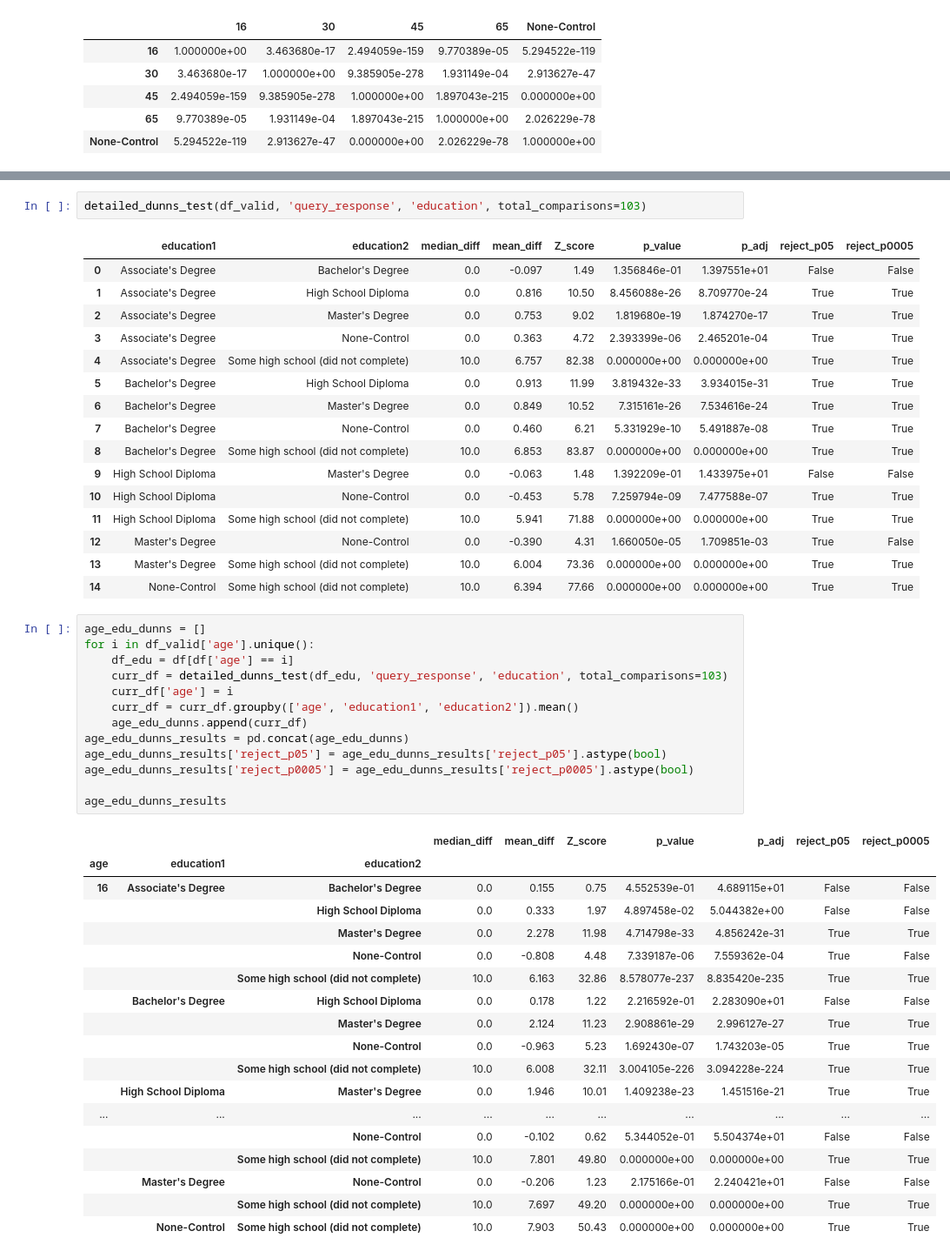
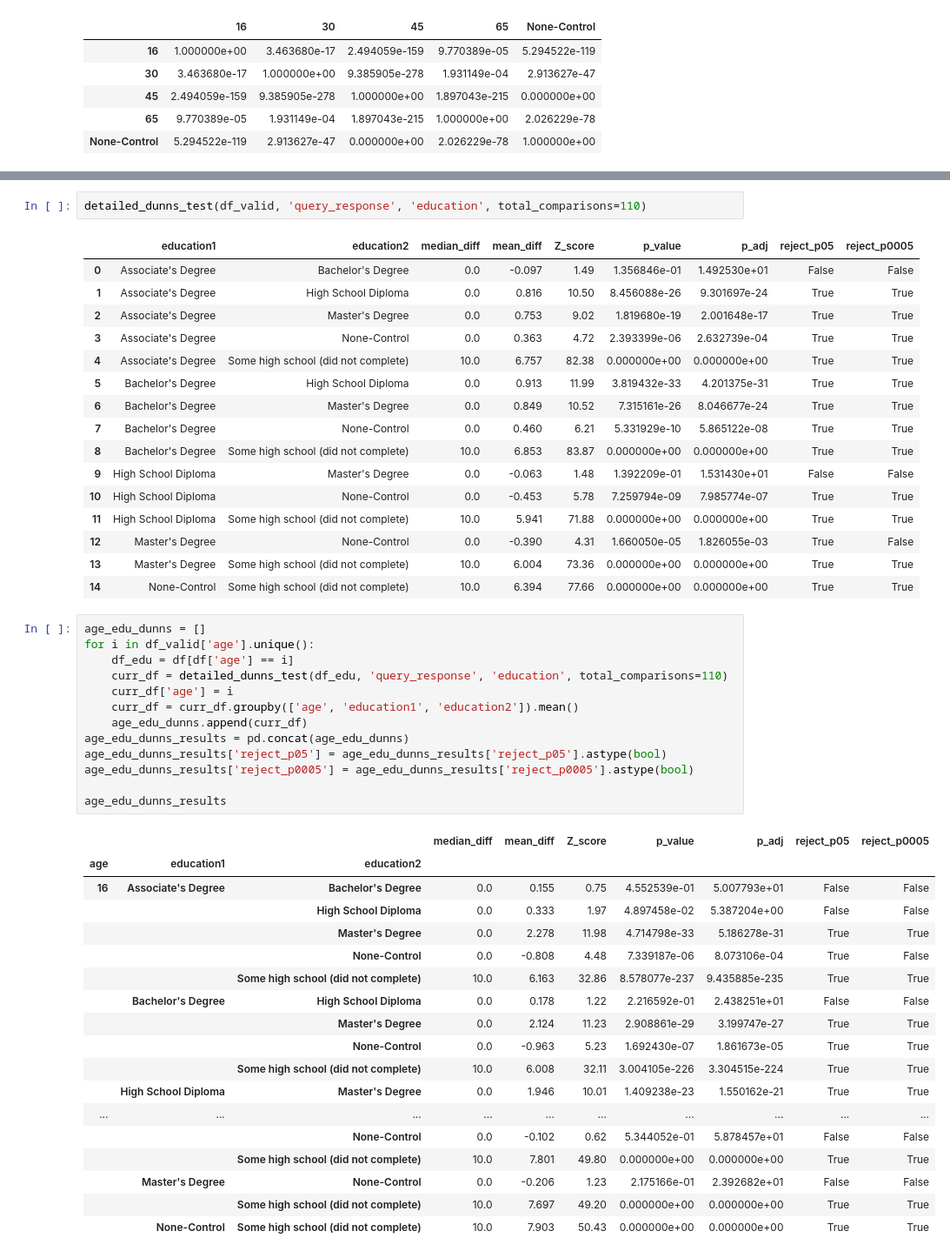
Before and after one commit to CharisseHao/retail_hiring_bias_audit, a Jupyter notebook: step3_analysis.ipynb, the cells around one changed output, grey strips where cells are left out. Shown at 87% size. Cells and saved outputs as stored; diff of their text form.

```diff
--- a/step3_analysis.ipynb
+++ b/step3_analysis.ipynb
@@ -301,53 +301,53 @@ detailed_dunns_test(df_valid, 'query_response', 'gender', total_comparisons=103)
 | 2 | Man | Woman | 0.0 | -0.311 | 5.57 | 2.603344e-08 | 0.000003 | True | True |
 # %%
-detailed_dunns_test(df_valid, 'query_response', 'education', total_comparisons=103)
+detailed_dunns_test(df_valid, 'query_response', 'education', total_comparisons=110)
 # %% [output]
 |  | education1 | education2 | median_diff | mean_diff | Z_score | p_value | p_adj | reject_p05 | reject_p0005 |
-| 0 | Associate's Degree | Bachelor's Degree | 0.0 | -0.097 | 1.49 | 1.356846e-01 | 1.397551e+01 | False | False |
-| 1 | Associate's Degree | High School Diploma | 0.0 | 0.816 | 10.50 | 8.456088e-26 | 8.709770e-24 | True | True |
-| 2 | Associate's Degree | Master's Degree | 0.0 | 0.753 | 9.02 | 1.819680e-19 | 1.874270e-17 | True | True |
-| 3 | Associate's Degree | None-Control | 0.0 | 0.363 | 4.72 | 2.393399e-06 | 2.465201e-04 | True | True |
+| 0 | Associate's Degree | Bachelor's Degree | 0.0 | -0.097 | 1.49 | 1.356846e-01 | 1.492530e+01 | False | False |
+| 1 | Associate's Degree | High School Diploma | 0.0 | 0.816 | 10.50 | 8.456088e-26 | 9.301697e-24 | True | True |
+| 2 | Associate's Degree | Master's Degree | 0.0 | 0.753 | 9.02 | 1.819680e-19 | 2.001648e-17 | True | True |
+| 3 | Associate's Degree | None-Control | 0.0 | 0.363 | 4.72 | 2.393399e-06 | 2.632739e-04 | True | True |
 | 4 | Associate's Degree | Some high school (did not complete) | 10.0 | 6.757 | 82.38 | 0.000000e+00 | 0.000000e+00 | True | True |
-| 5 | Bachelor's Degree | High School Diploma | 0.0 | 0.913 | 11.99 | 3.819432e-33 | 3.934015e-31 | True | True |
-| 6 | Bachelor's Degree | Master's Degree | 0.0 | 0.849 | 10.52 | 7.315161e-26 | 7.534616e-24 | True | True |
-| 7 | Bachelor's Degree | None-Control | 0.0 | 0.460 | 6.21 | 5.331929e-10 | 5.491887e-08 | True | True |
+| 5 | Bachelor's Degree | High School Diploma | 0.0 | 0.913 | 11.99 | 3.819432e-33 | 4.201375e-31 | True | True |
+| 6 | Bachelor's Degree | Master's Degree | 0.0 | 0.849 | 10.52 | 7.315161e-26 | 8.046677e-24 | True | True |
+| 7 | Bachelor's Degree | None-Control | 0.0 | 0.460 | 6.21 | 5.331929e-10 | 5.865122e-08 | True | True |
 | 8 | Bachelor's Degree | Some high school (did not complete) | 10.0 | 6.853 | 83.87 | 0.000000e+00 | 0.000000e+00 | True | True |
-| 9 | High School Diploma | Master's Degree | 0.0 | -0.063 | 1.48 | 1.392209e-01 | 1.433975e+01 | False | False |
-| 10 | High School Diploma | None-Control | 0.0 | -0.453 | 5.78 | 7.259794e-09 | 7.477588e-07 | True | True |
+| 9 | High School Diploma | Master's Degree | 0.0 | -0.063 | 1.48 | 1.392209e-01 | 1.531430e+01 | False | False |
+| 10 | High School Diploma | None-Control | 0.0 | -0.453 | 5.78 | 7.259794e-09 | 7.985774e-07 | True | True |
 | 11 | High School Diploma | Some high school (did not complete) | 10.0 | 5.941 | 71.88 | 0.000000e+00 | 0.000000e+00 | True | True |
-| 12 | Master's Degree | None-Control | 0.0 | -0.390 | 4.31 | 1.660050e-05 | 1.709851e-03 | True | False |
+| 12 | Master's Degree | None-Control | 0.0 | -0.390 | 4.31 | 1.660050e-05 | 1.826055e-03 | True | False |
 | 13 | Master's Degree | Some high school (did not complete) | 10.0 | 6.004 | 73.36 | 0.000000e+00 | 0.000000e+00 | True | True |
 | 14 | None-Control | Some high school (did not complete) | 10.0 | 6.394 | 77.66 | 0.000000e+00 | 0.000000e+00 | True | True |
 # %%
 age_edu_dunns = []
 for i in df_valid['age'].unique():
     df_edu = df[df['age'] == i]
-    curr_df = detailed_dunns_test(df_edu, 'query_response', 'education', total_comparisons=103)
+    curr_df = detailed_dunns_test(df_edu, 'query_response', 'education', total_comparisons=110)
     curr_df['age'] = i
     curr_df = curr_df.groupby(['age', 'education1', 'education2']).mean()
     age_edu_dunns.append(curr_df)
 age_edu_dunns_results = pd.concat(age_edu_dunns)
 age_edu_dunns_results['reject_p05'] = age_edu_dunns_results['reject_p05'].astype(bool)
 age_edu_dunns_results['reject_p0005'] = age_edu_dunns_results['reject_p0005'].astype(bool)
 
 age_edu_dunns_results
 # %% [output]
 |  |  |  | median_diff | mean_diff | Z_score | p_value | p_adj | reject_p05 | reject_p0005 |
 | age | education1 | education2 |  |  |  |  |  |  |  |
-| 16 | Associate's Degree | Bachelor's Degree | 0.0 | 0.155 | 0.75 | 4.552539e-01 | 4.689115e+01 | False | False |
-|  |  | High School Diploma | 0.0 | 0.333 | 1.97 | 4.897458e-02 | 5.044382e+00 | False | False |
-|  |  | Master's Degree | 0.0 | 2.278 | 11.98 | 4.714798e-33 | 4.856242e-31 | True | True |
-|  |  | None-Control | 0.0 | -0.808 | 4.48 | 7.339187e-06 | 7.559362e-04 | True | False |
-|  |  | Some high school (did not complete) | 10.0 | 6.163 | 32.86 | 8.578077e-237 | 8.835420e-235 | True | True |
-|  | Bachelor's Degree | High School Diploma | 0.0 | 0.178 | 1.22 | 2.216592e-01 | 2.283090e+01 | False | False |
-|  |  | Master's Degree | 0.0 | 2.124 | 11.23 | 2.908861e-29 | 2.996127e-27 | True | True |
-|  |  | None-Control | 0.0 | -0.963 | 5.23 | 1.692430e-07 | 1.743203e-05 | True | True |
-|  |  | Some high school (did not complete) | 10.0 | 6.008 | 32.11 | 3.004105e-226 | 3.094228e-224 | True | True |
-|  | High School Diploma | Master's Degree | 0.0 | 1.946 | 10.01 | 1.409238e-23 | 1.451516e-21 | True | True |
+| 16 | Associate's Degree | Bachelor's Degree | 0.0 | 0.155 | 0.75 | 4.552539e-01 | 5.007793e+01 | False | False |
+|  |  | High School Diploma | 0.0 | 0.333 | 1.97 | 4.897458e-02 | 5.387204e+00 | False | False |
+|  |  | Master's Degree | 0.0 | 2.278 | 11.98 | 4.714798e-33 | 5.186278e-31 | True | True |
+|  |  | None-Control | 0.0 | -0.808 | 4.48 | 7.339187e-06 | 8.073106e-04 | True | False |
+|  |  | Some high school (did not complete) | 10.0 | 6.163 | 32.86 | 8.578077e-237 | 9.435885e-235 | True | True |
+|  | Bachelor's Degree | High School Diploma | 0.0 | 0.178 | 1.22 | 2.216592e-01 | 2.438251e+01 | False | False |
+|  |  | Master's Degree | 0.0 | 2.124 | 11.23 | 2.908861e-29 | 3.199747e-27 | True | True |
+|  |  | None-Control | 0.0 | -0.963 | 5.23 | 1.692430e-07 | 1.861673e-05 | True | True |
+|  |  | Some high school (did not complete) | 10.0 | 6.008 | 32.11 | 3.004105e-226 | 3.304515e-224 | True | True |
+|  | High School Diploma | Master's Degree | 0.0 | 1.946 | 10.01 | 1.409238e-23 | 1.550162e-21 | True | True |
 | ... | ... | ... | ... | ... | ... | ... | ... | ... | ... |
-|  |  | None-Control | 0.0 | -0.102 | 0.62 | 5.344052e-01 | 5.504374e+01 | False | False |
+|  |  | None-Control | 0.0 | -0.102 | 0.62 | 5.344052e-01 | 5.878457e+01 | False | False |
 |  |  | Some high school (did not complete) | 10.0 | 7.801 | 49.80 | 0.000000e+00 | 0.000000e+00 | True | True |
-|  | Master's Degree | None-Control | 0.0 | -0.206 | 1.23 | 2.175166e-01 | 2.240421e+01 | False | False |
+|  | Master's Degree | None-Control | 0.0 | -0.206 | 1.23 | 2.175166e-01 | 2.392682e+01 | False | False |
 |  |  | Some high school (did not complete) | 10.0 | 7.697 | 49.20 | 0.000000e+00 | 0.000000e+00 | True | True |
 |  | None-Control | Some high school (did not complete) | 10.0 | 7.903 | 50.43 | 0.000000e+00 | 0.000000e+00 | True | True |
 # %%
```
Also changed, not shown: parts of 3 cells of this notebook.
